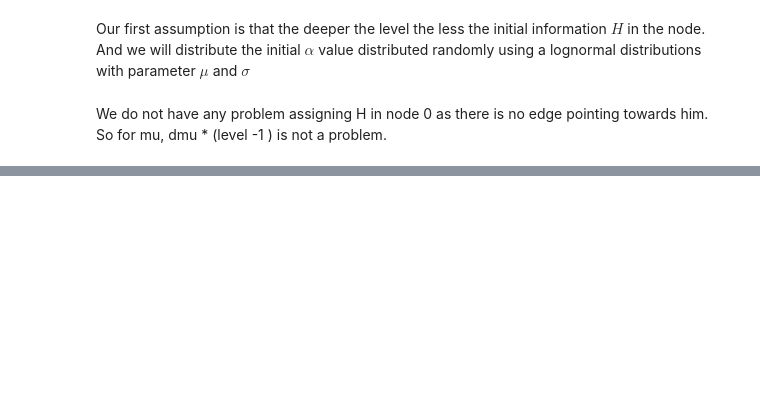
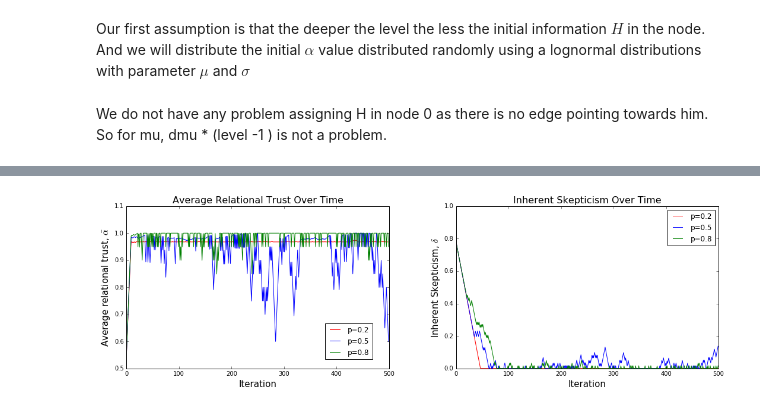
Before and after one commit to arefindk/csss16-trust, a Jupyter notebook: simple-model/trust-v1.ipynb, the cells around one changed output, grey strips where cells are left out. Saved outputs shown, nothing was run; the diff lists cells and outputs as text; code cells hidden in the pictures; blank space fills up the shorter version.

```diff
--- a/simple-model/trust-v1.ipynb
+++ b/simple-model/trust-v1.ipynb
@@ -290,0 +477,32 @@ plt.show()
+# %%
+def plot_two_figures(data, filename = "output"):
+    fig = plt.figure(figsize=(20,12))
+    gs = GridSpec(100,100,bottom=0.18,left=0.18,right=0.88)
+    ax1 = fig.add_subplot(gs[0:44,0:44])
+    ax2 = fig.add_subplot(gs[0:44,55:99])
+
+    iterations = len(data.values()[0]['delta'])
+
+    colors = {0.2:'r', 0.5:'b', 0.8:'g'}
+
+    #ax1 is for mean alpha
+    for p_good_order in sorted(data.keys()):
+        #print p_good_order
+        ax1.plot(range(iterations), data[p_good_order]['mean_alpha'], label = "p="+str(p_good_order), color = colors[p_good_order])
+    ax1.set_title(r"Average Relational Trust Over Time",fontsize=16)
+    ax1.set_xlabel( r"Iteration", fontsize=15)
+    ax1.set_ylabel(r"Average relational trust, $\bar{\alpha}$", fontsize=15)
+    ax1.legend(bbox_to_anchor=(.95, .3), loc=1)
+
+    #ax2 is for delta
+    for p_good_order in sorted(data.keys()):
+        #print p_good_order
+        ax2.plot(range(iterations), data[p_good_order]['delta'], label = "p="+str(p_good_order), color = colors[p_good_order])
+    ax2.set_title(r"Inherent Skepticism Over Time",fontsize=16)
+    ax2.set_xlabel( r"Iteration", fontsize=15)
+    ax2.set_ylabel("Inherent Skepticism, $\delta$", fontsize=15)
+    ax2.set_ylim(0,1)
+    ax2.legend()
+
+    plt.savefig(filename+".eps", format='eps', dpi=1000)
+    plt.show()
@@ -290,0 +513,4 @@ plt.show()
+# %%
+plot_two_figures(start_up, filename = "high_delta_high_info")
+# %% [output]
+[figure, added]
```
Also changed, not shown: parts of 21 cells of this notebook, 34 other files.
